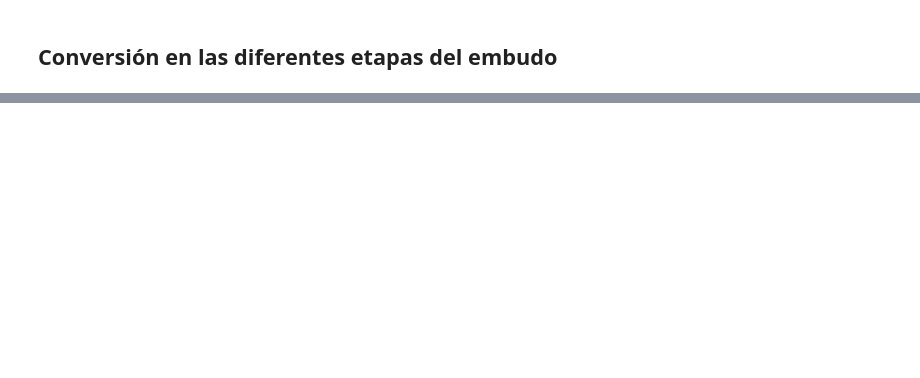
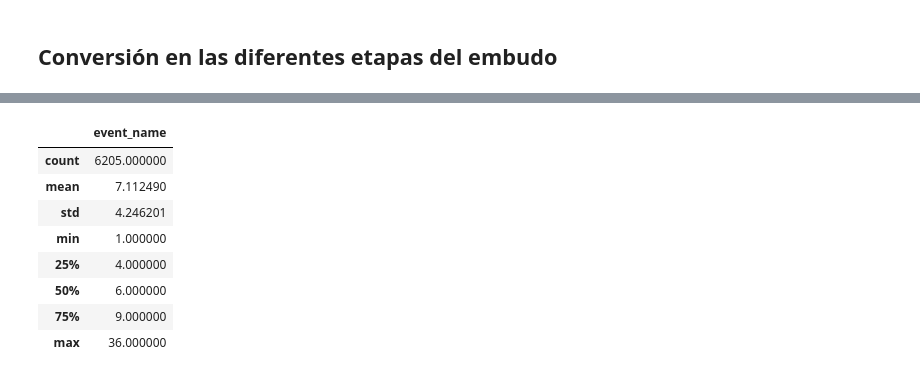
Before and after one commit to BCascante/Proyecto-Final-DA, a Jupyter notebook: A_B Test/A_B_Test _Project.ipynb, the cells around one changed output, grey strips where cells are left out. Drawn from its saved outputs; the diff is of its cells as text; code cells hidden in the pictures; blank space fills up the shorter version.

```diff
--- a/A_B Test/A_B_Test _Project.ipynb
+++ b/A_B Test/A_B_Test _Project.ipynb
@@ -435,0 +409,13 @@ plt.legend()
+# %%
+# Ver estadisticas descriptivas de los eventos por usuario del grupo B
+event_per_user_B.describe()
+# %% [output]
+|  | event_name |
+| count | 6205.000000 |
+| mean | 7.112490 |
+| std | 4.246201 |
+| min | 1.000000 |
+| 25% | 4.000000 |
+| 50% | 6.000000 |
+| 75% | 9.000000 |
+| max | 36.000000 |
```
Also changed, not shown: parts of 48 cells of this notebook.
